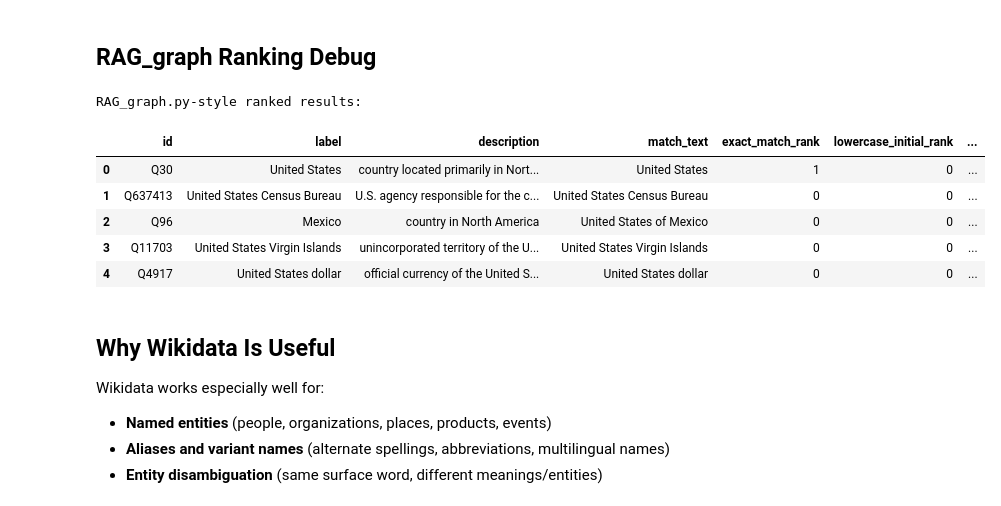
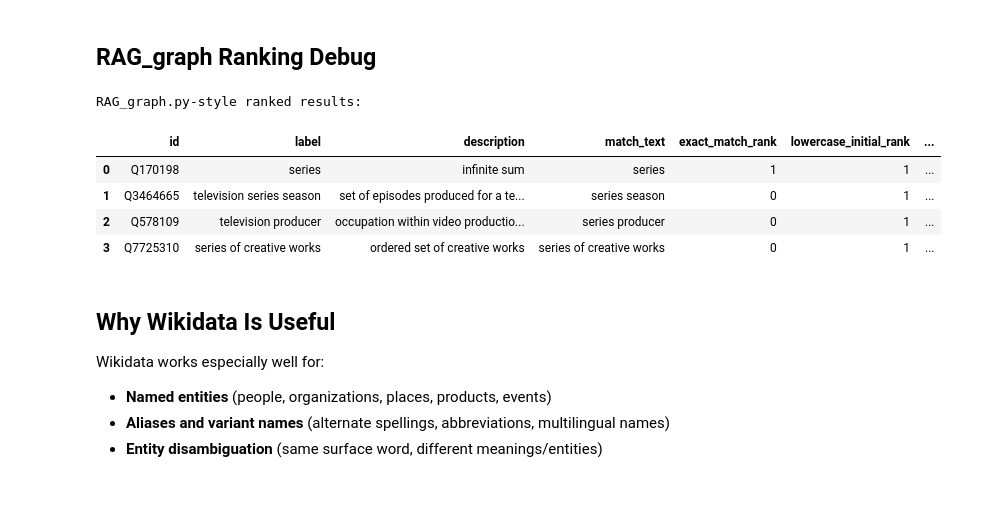
Before and after one commit to YxRicardo/LiteSemRAG, a Jupyter notebook: jupyter_notebooks/explore_wikidata.ipynb, the cells around one changed output. Drawn from its saved outputs; the diff is of its cells as text; code cells hidden in the pictures.

```diff
--- a/jupyter_notebooks/explore_wikidata.ipynb
+++ b/jupyter_notebooks/explore_wikidata.ipynb
@@ -739,7 +750,7 @@ display(df_sparql)
 # %% [markdown]
 ## RAG_graph Ranking Debug
 # %%
-DEBUG_TERM = ("united states")
+DEBUG_TERM = ("series")
 DEBUG_LIMIT = 5
 DEBUG_REQUIRE_DETAILED_DESCRIPTION = True
 DEBUG_FILTER_NAME = True
@@ -826,38 +837,37 @@ def debug_rag_graph_candidate_ranking(
         ranked_df = ranked_df[_series_non_empty_mask(ranked_df["detailed_description"])].reset_index(drop=True)
 
     return raw_df, ranked_df
 
 
 raw_df, rag_ranked_df = debug_rag_graph_candidate_ranking(
     DEBUG_TERM,
     language=DEBUG_LANGUAGE,
     limit=DEBUG_LIMIT,
     require_detailed_description=DEBUG_REQUIRE_DETAILED_DESCRIPTION,
     filter_name=DEBUG_FILTER_NAME,
 )
 
 print("RAG_graph.py-style ranked results:")
 display(
     rag_ranked_df[
         [
             "id",
             "label",
             "description",
             "match_text",
             "exact_match_rank",
             "lowercase_initial_rank",
             *(["detailed_description"] if "detailed_description" in rag_ranked_df.columns else []),
         ]
     ]
 )
 # %% [output]
 RAG_graph.py-style ranked results:
 |  | id | label | description | match_text | exact_match_rank | lowercase_initial_rank | ... |
-| 0 | Q30 | United States | country located primarily in Nort... | United States | 1 | 0 | ... |
-| 1 | Q637413 | United States Census Bureau | U.S. agency responsible for the c... | United States Census Bureau | 0 | 0 | ... |
-| 2 | Q96 | Mexico | country in North America | United States of Mexico | 0 | 0 | ... |
-| 3 | Q11703 | United States Virgin Islands | unincorporated territory of the U... | United States Virgin Islands | 0 | 0 | ... |
-| 4 | Q4917 | United States dollar | official currency of the United S... | United States dollar | 0 | 0 | ... |
+| 0 | Q170198 | series | infinite sum | series | 1 | 1 | ... |
+| 1 | Q3464665 | television series season | set of episodes produced for a te... | series season | 0 | 1 | ... |
+| 2 | Q578109 | television producer | occupation within video productio... | series producer | 0 | 1 | ... |
+| 3 | Q7725310 | series of creative works | ordered set of creative works | series of creative works | 0 | 1 | ... |
 # %% [markdown]
 ## Why Wikidata Is Useful
 Wikidata works especially well for:
```
Also changed, not shown: parts of 2 cells of this notebook, 3 other files.
